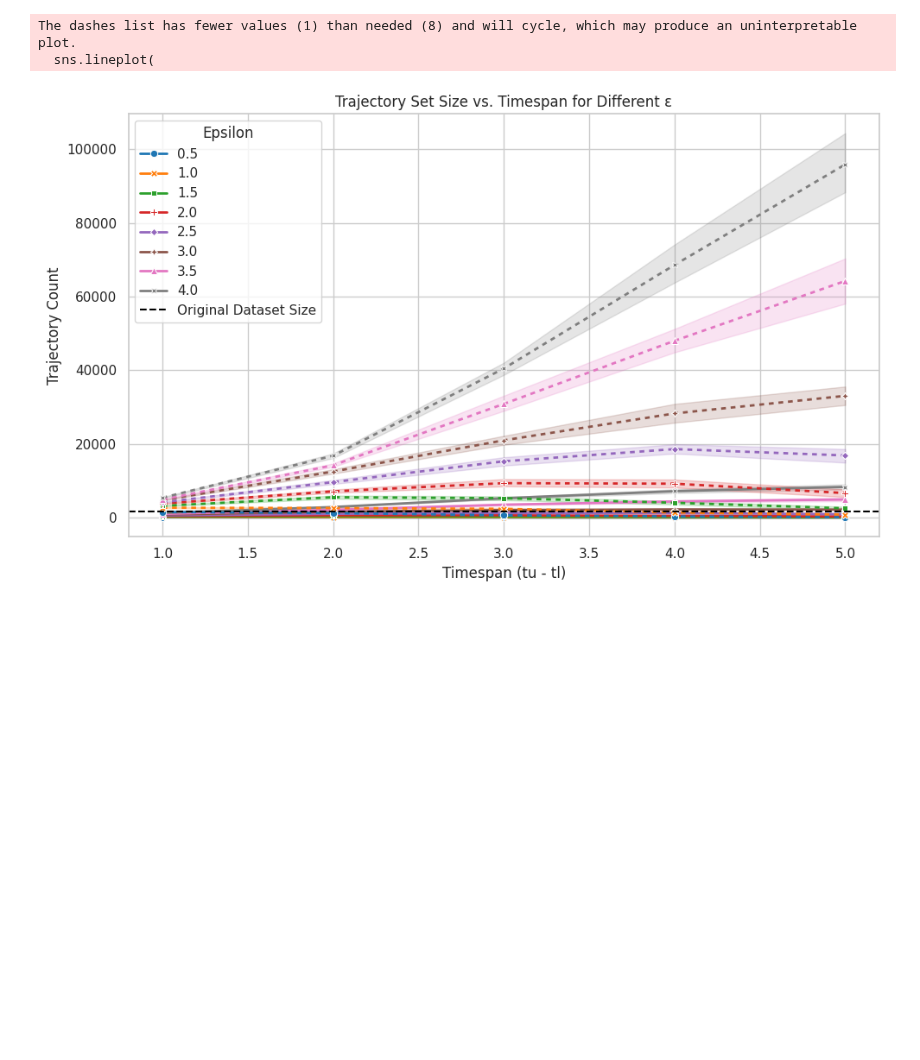
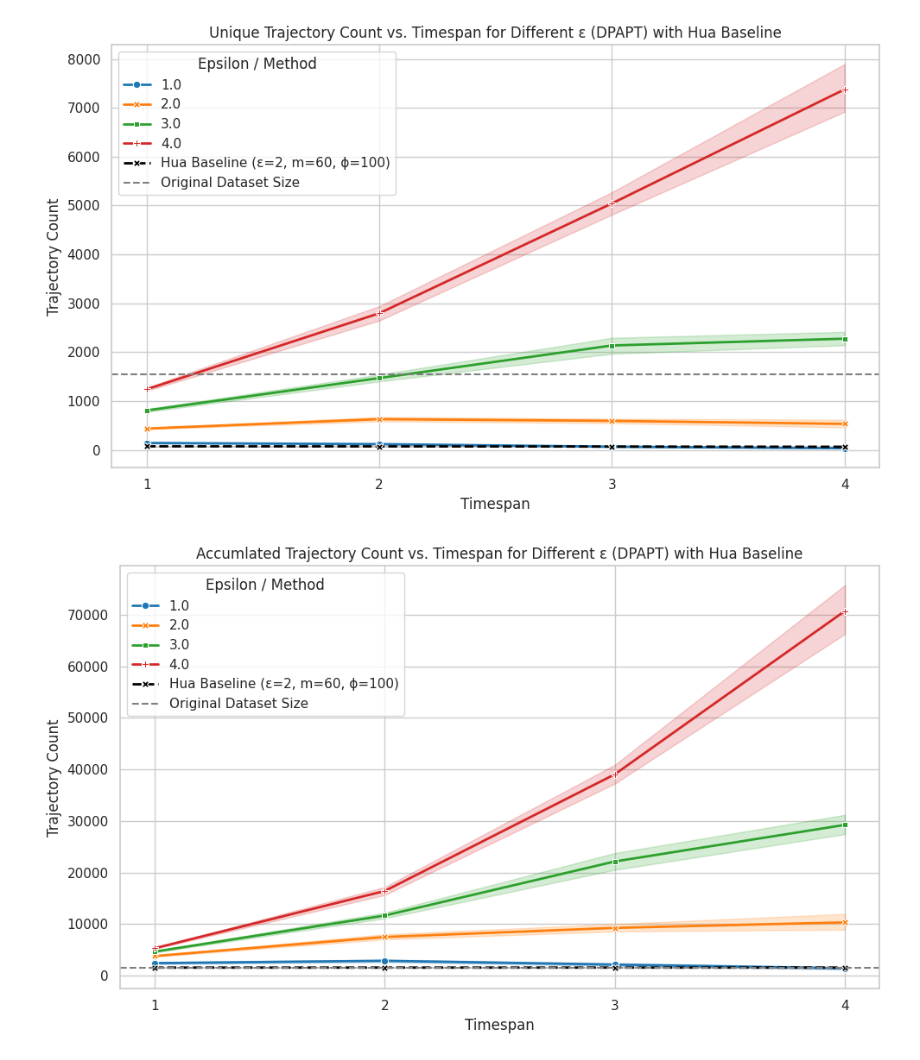
Before and after one commit to lorenzHeinrich/dp-trajectory-publication, a Jupyter notebook: notebooks/eval_dpapt_results.ipynb, the cells around one changed output. Drawn from its saved outputs; the diff is of its cells as text; code cells hidden in the pictures; blank space fills up the shorter version.

```diff
--- a/notebooks/eval_dpapt_results.ipynb
+++ b/notebooks/eval_dpapt_results.ipynb
@@ -10,0 +13,14 @@ df = pd.read_csv("../results/dpapt/t_drive_small/t_drive_small/stats.csv")
+# %%
+# hua baseline
+hua_dir = "../results/hua/small"
+df_hua = pd.read_csv(f"{hua_dir}/stats.csv")
+df_hua = df_hua[df_hua["tu"] <= df["tu"].max()]
+df_hua["timestamp"] = df_hua["tu"] - df_hua["tl"]
+# %%
+df["timespan"] = df["tu"] - df["tl"]
+n_runs = df["run"].max() + 1
+
+og_df = pd.read_csv(original_dataset)
+true_size = len(og_df["id"].unique())
+
+sns.set_theme(style="whitegrid")
@@ -11,55 +74,10 @@ df = pd.read_csv("../results/dpapt/t_drive_small/t_drive_small/stats.csv")
 # %%
-# Prepare data
-df["timespan"] = df["tu"] - df["tl"]
 
-# Set seaborn theme
-sns.set_theme(style="whitegrid")
+df_less_eps = df[df["eps"].isin([1, 2, 3, 4])]
 
-# Create the plot
-plt.figure(figsize=(10, 6))
-
-# Plot for each epsilon, grouped by size_unique and size_acc
-sns.lineplot(
-    data=df,
-    x="timespan",
-    y="size_unique",
-    hue="eps",
-    style="eps",
-    markers=True,
-    dashes=False,
-    marker="o",
-    palette="tab10",
-    legend="full",
-    linewidth=2,
-)
-sns.lineplot(
-    data=df,
-    x="timespan",
-    y="size_acc",
-    hue="eps",
-    style="eps",
-    markers=True,
-    dashes=[(2, 2)],
-    marker="s",
-    palette="tab10",
-    legend=False,
-    linewidth=2
-)
-
-# Add horizontal baseline
-plt.axhline(1560, linestyle="--", color="black", label="Original Dataset Size")
-
-# Labels and title
-plt.title("Trajectory Set Size vs. Timespan for Different ε")
-plt.xlabel("Timespan (tu - tl)")
-plt.ylabel("Trajectory Count")
-plt.legend(title="Epsilon")
-plt.tight_layout()
-
-# Save figure
-plt.savefig(f"{dir}/size_vs_timespan_by_eps.svg", format="svg")
-plt.show()
+# Plot size_unique vs timespan
+plot_size_vs_timespan(df, df_hua, "size_unique", "Unique Trajectory Count")
+plot_size_vs_timespan(df, df_hua, "size_acc", "Accumlated Trajectory Count")
 # %% [output]
-The dashes list has fewer values (1) than needed (8) and will cycle, which may produce an uninterpretable plot.
-  sns.lineplot(
-[figure, old version]
+[figure, new version]
+[figure, added]
```
Also changed, not shown: parts of 12 cells of this notebook, 7 other files.
